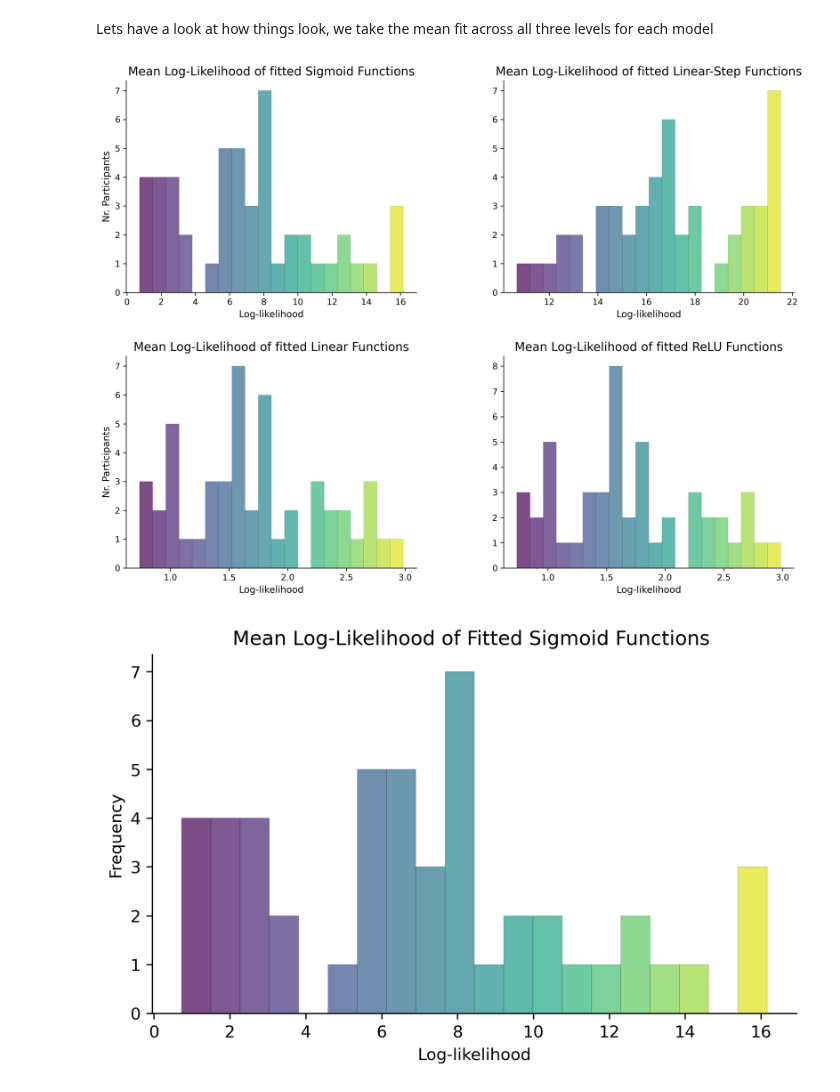
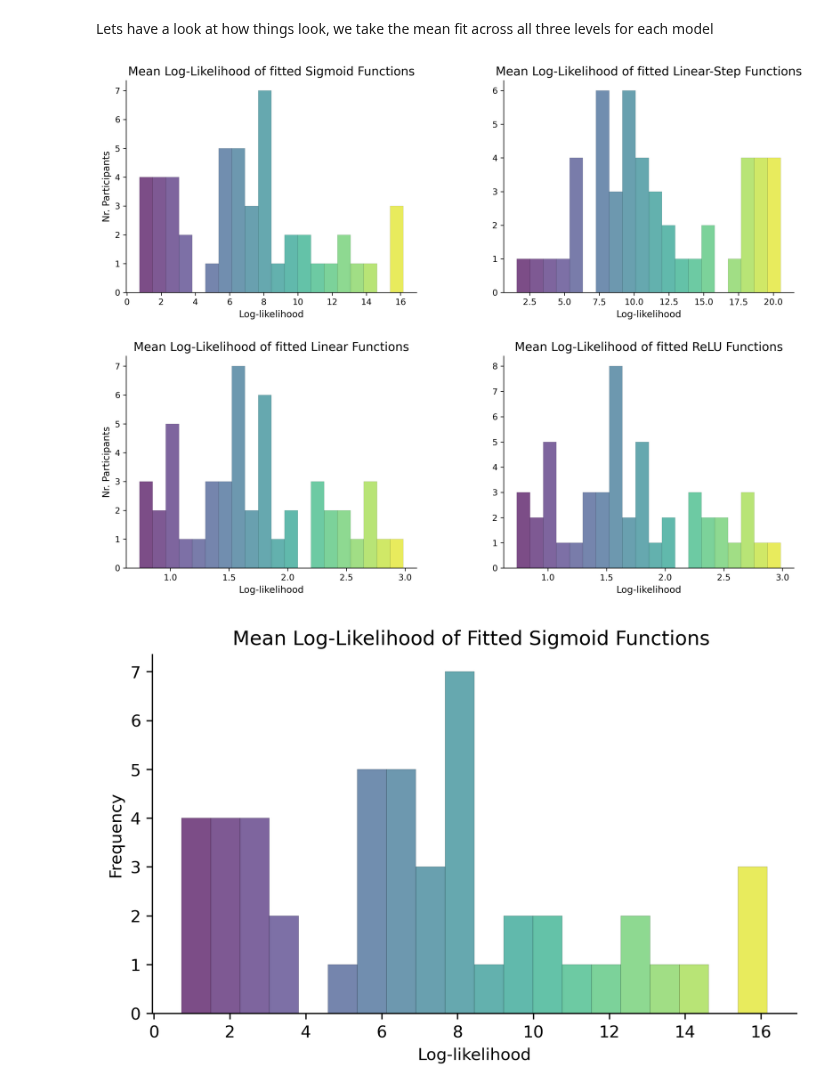
Before and after one commit to JirkoRu/analysis_scripts, a Jupyter notebook: part_level_analysis/Assess_fit.ipynb, the cells around one changed output. Cells and saved outputs as stored; diff of their text form; code cells hidden in the pictures.

```diff
--- a/part_level_analysis/Assess_fit.ipynb
+++ b/part_level_analysis/Assess_fit.ipynb
@@ -64,10 +62,10 @@ def asses_fit(function_list, level_data_list, levels_list):
                "sigmoid": np.full((level_data_list[0].shape[0],3), np.nan),
                "linear": np.full((level_data_list[0].shape[0],3), np.nan),
                "relu": np.full((level_data_list[0].shape[0],3), np.nan),
-               "linear_step": np.full((level_data_list[0].shape[0],3), np.nan)
+               "linear_step_2": np.full((level_data_list[0].shape[0],3), np.nan)
                }
 
-     model_file_list = ["sigmoid", "linear", "relu", "linear_step"]
+     model_file_list = ["sigmoid", "linear", "relu", "linear_step_2"]
 
      x_data = np.linspace(1, level_data_list[0].shape[1], level_data_list[0].shape[1])
 
@@ -127,36 +125,36 @@ def plot_hists(titles, data_dict, keys):
                                     linewidth=.1,
                                     alpha=0.7)
 
         n = n.astype('int') # it MUST be integer
 
         # Good old loop. Choose colormap of your taste
         for j in range(len(patches)):
             patches[j].set_facecolor(plt.cm.viridis(j/len(n)))
 
         # Hide the right and top spines
         ax.spines.right.set_visible(False)
         ax.spines.top.set_visible(False)
 
         # set the title
         ax.set_title('Mean Log-Likelihood of fitted %s Functions' % titles[i], fontsize=14)
 
         # make the x and y labels
         ax.set_xlabel('Log-likelihood', fontsize=11)
         if i in (0, 2):
             ax.set_ylabel('Nr. Participants', fontsize=11)
 
     plt.subplots_adjust(
                     wspace=0.3,
                     hspace=0.3)
 
-    plt.savefig(os.getcwd() + "/log-likelihood_plots/All.svg")
+    # plt.savefig(os.getcwd() + "/log-likelihood_plots/All.svg")
     plt.show()
 
 titles = ["Sigmoid", "Linear-Step", "Linear", "ReLU"]
-keys = ["sigmoid", "linear_step", "linear", "relu"]
+keys = ["sigmoid", "linear_step_2", "linear", "relu"]
 plot_hists(titles, fit_dict_to_save, keys)
 # %% [output]
-[figure, old version]
+[figure, new version]
 # %%
 sig_data = np.sum(fit_dict["sigmoid"], axis=1)/3
 
```
Also changed, not shown: parts of 4 cells of this notebook, 14 other files.
